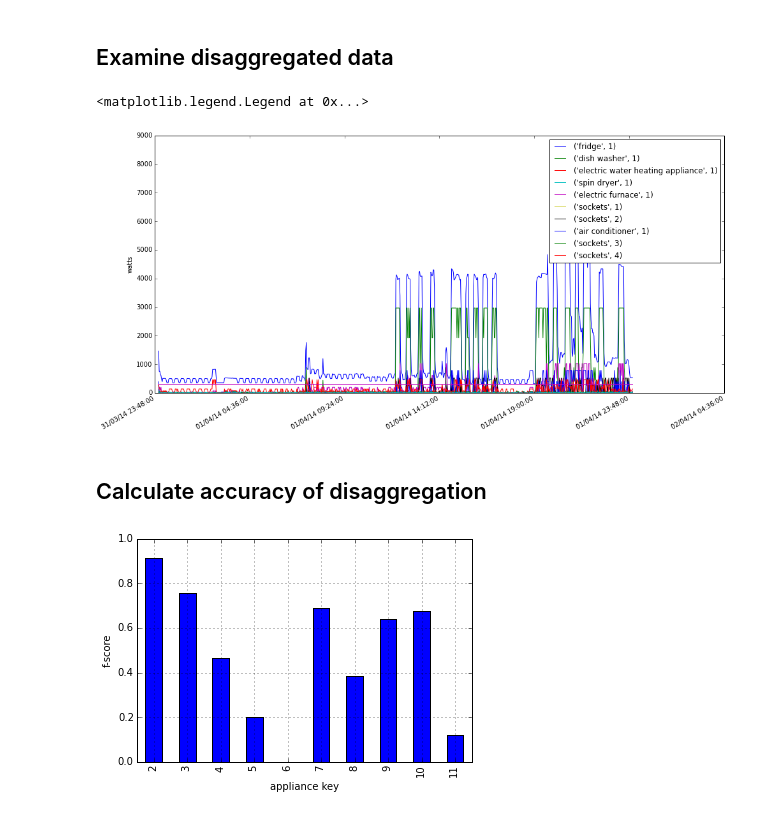
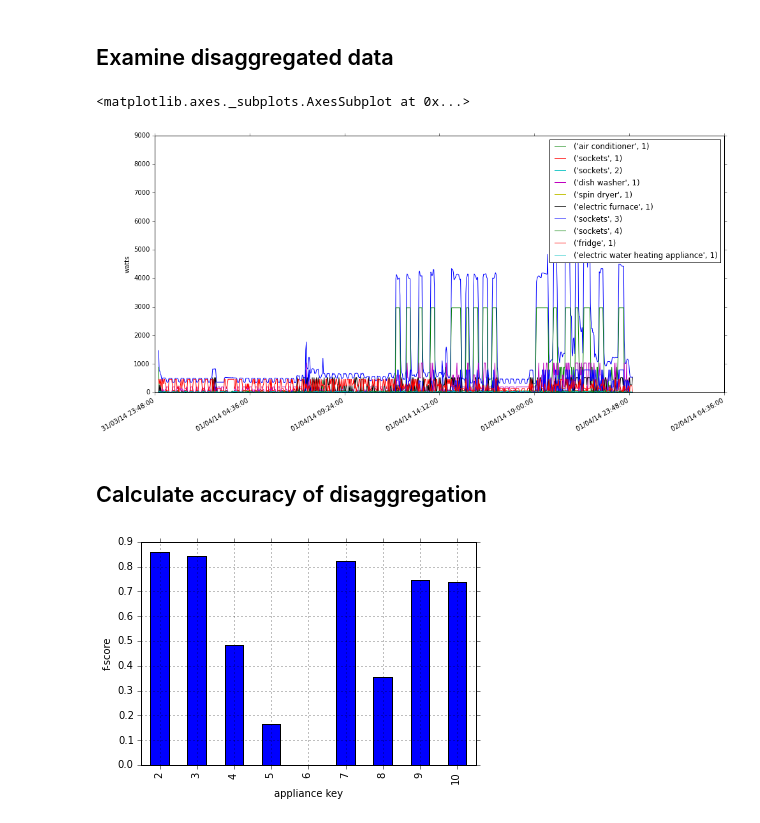
Before and after one commit to nilmtk/nilmtk, a Jupyter notebook: notebooks/BuildSys_2014_demo.ipynb, the cells around one changed output. Cells and saved outputs as stored; diff of their text form; code cells hidden in the pictures.

```diff
--- a/notebooks/BuildSys_2014_demo.ipynb
+++ b/notebooks/BuildSys_2014_demo.ipynb
@@ -157,6 +157,7 @@ fraction.plot(kind='pie', labels=labels);
 # %%
 co = CombinatorialOptimisation()
 '''
+TODO: UPDATE THIS!
 model = {
  2: np.array([0,  350]),
  3: np.array([0,  100]),
@@ -165,10 +166,12 @@ model = {
 co.model = model
 '''
 co.train(elec)
-baseline = elec.mains().power_series_all_data().min()
-co.model[12] = np.array([baseline]) # add baseline
+# TODO: combinatorial_optimisation should handle baseline, surely?
+#baseline = elec.mains().power_series_all_data().min()
+#co.model.append({'model': np.array([baseline]),
+#                 'training_metadata': 'baseline'}) # add baseline
 
-disag_filename = data_dir + 'wikienergy-disag.h5'
+disag_filename = join(data_dir, 'wikienergy-disag.h5')
 output = HDFDataStore(disag_filename, 'w')
 co.disaggregate(elec.mains(), output)
 output.close()
@@ -193,14 +206,12 @@ print_dict(co.model)
 # %%
 disag = DataSet(disag_filename)
 plt.figure(figsize=(16,8))
 disag_elec = disag.buildings[building_number].elec
 disag_elec.plot()
 disag.store.close()
-
-plt.legend([app.label() for app in elec.appliances])
 # %% [output]
-<matplotlib.legend.Legend at 0x...>
+<matplotlib.axes._subplots.AxesSubplot at 0x...>
-[figure, old version]
+[figure, new version]
 # %% [markdown]
 ## Calculate accuracy of disaggregation
 # %%
@@ -215,4 +226,4 @@ plt.ylabel('f-score');
 
 disag.store.close()
 # %% [output]
-[figure, old version]
+[figure, new version]
```
Also changed, not shown: parts of 2 cells of this notebook, 1 other file.
